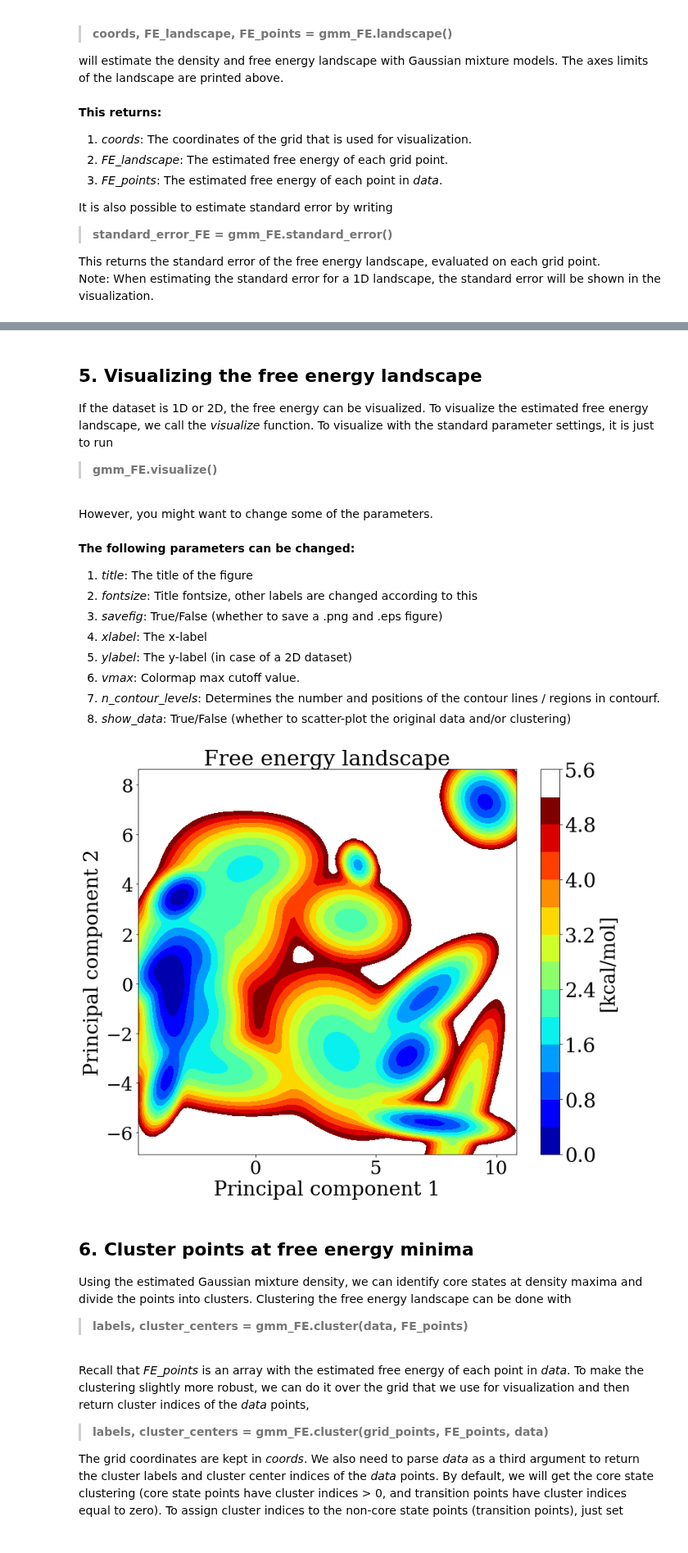
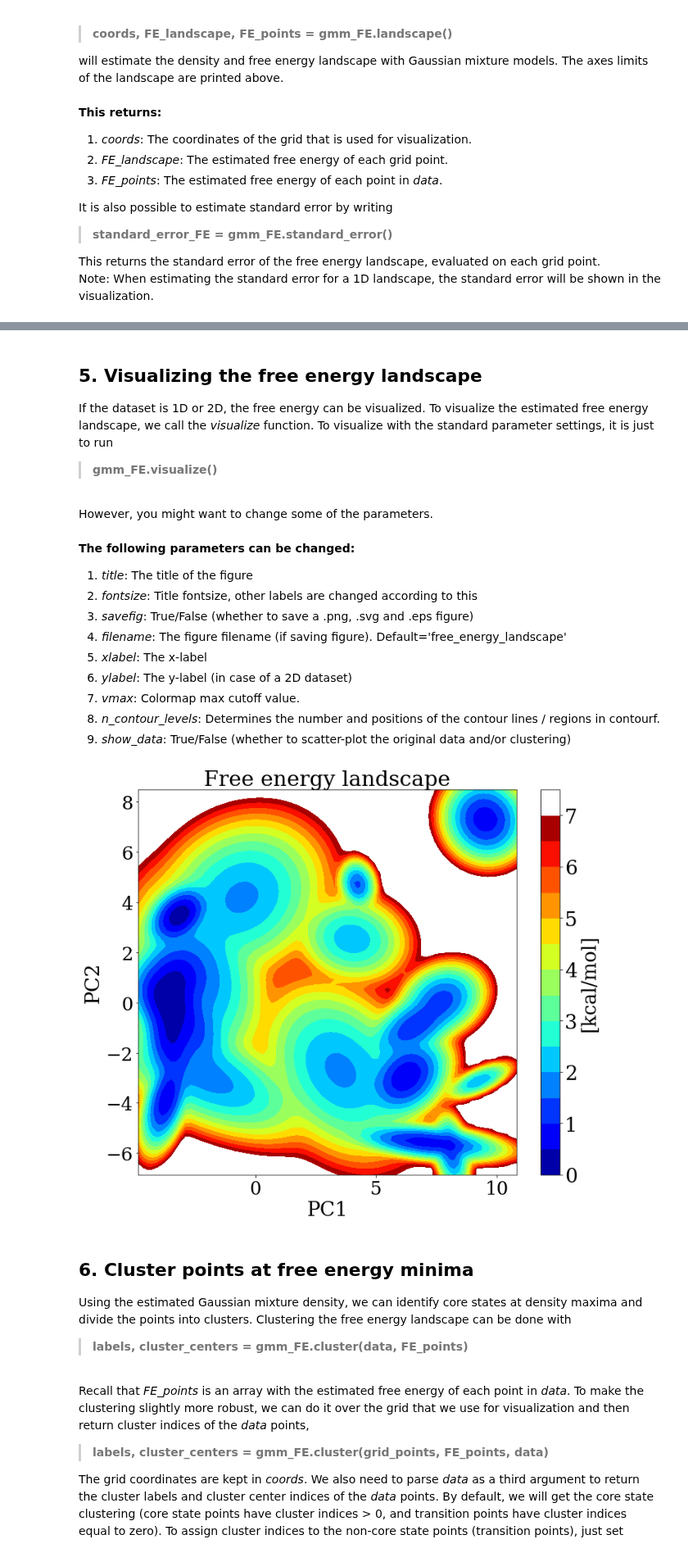
Before and after one commit to anniewesterlund/InfleCS-free-energy-clustering-tutorial, a Jupyter notebook: GMM_free_energy_clustering_tutorial.ipynb, the cells around one changed output, grey strips where cells are left out. Shown at 82% size. Cells and saved outputs as stored; diff of their text form; code cells hidden in the pictures.

```diff
--- a/GMM_free_energy_clustering_tutorial.ipynb
+++ b/GMM_free_energy_clustering_tutorial.ipynb
@@ -67,4 +67,9 @@ The data should be on the form [n_samples x n_dimensions]. Each row contains one
 import numpy as np
 import GMM_FE
 
-data = np.loadtxt('data/CaM_PCA_CA_contacts_REST.txt')
+data=np.loadtxt('data/CaM_PCA_CA_contacts_REST.txt')
+
+dt = 2
+data = data[::dt]
+
+print(data.shape)
@@ -91,5 +99,5 @@ The settings of the necessary parameters will be printed below the cell. If not
 # %%
-gmm_FE = GMM_FE.FreeEnergy(data, min_n_components=8, max_n_components=25, temperature=300.0,
-                            n_iterations=5, n_grids=100, n_splits=4,stack_landscapes=False)
+gmm_FE = GMM_FE.FreeEnergy(data, min_n_components=10, max_n_components=20, temperature=300.0,
+                            n_iterations=3, n_grids=80, n_splits=1,stack_landscapes=False)
 # %% [output]
 *----------------Gaussian mixture model free energy estimator----------------*
@@ -152,16 +159,17 @@ If the dataset is 1D or 2D, the free energy can be visualized. To visualize the
 **The following parameters can be changed:**
 1. *title*: The title of the figure
 2. *fontsize*: Title fontsize, other labels are changed according to this
-3. *savefig*: True/False (whether to save a .png and .eps figure)
-4. *xlabel*: The x-label
-5. *ylabel*: The y-label (in case of a 2D dataset)
-6. *vmax*: Colormap max cutoff value.
-7. *n_contour_levels*: Determines the number and positions of the contour lines / regions in contourf.
-8. *show_data*: True/False (whether to scatter-plot the original data and/or clustering)
+3. *savefig*: True/False (whether to save a .png, .svg and .eps figure)
+4. *filename*: The figure filename (if saving figure). Default='free_energy_landscape'
+5. *xlabel*: The x-label
+6. *ylabel*: The y-label (in case of a 2D dataset)
+7. *vmax*: Colormap max cutoff value.
+8. *n_contour_levels*: Determines the number and positions of the contour lines / regions in contourf.
+9. *show_data*: True/False (whether to scatter-plot the original data and/or clustering)
-# %%
-gmm_FE.visualize(savefig=True, vmax=5, xlabel='Principal component 1', ylabel='Principal component 2')
-# %% [output]
-[figure, removed]
+# %%
+gmm_FE.visualize(savefig=False, show_data=False, vmax=7, xlabel='PC1', ylabel='PC2',filename='free_energy_landscape',title='Free energy landscape')
+# %% [output]
+[figure, added]
 # %% [markdown]
 ## 6. Cluster points at free energy minima
 Using the estimated Gaussian mixture density, we can identify core states at density maxima and divide the points into clusters. Clustering the free energy landscape can be done with
```
Also changed, not shown: parts of 9 cells of this notebook.
